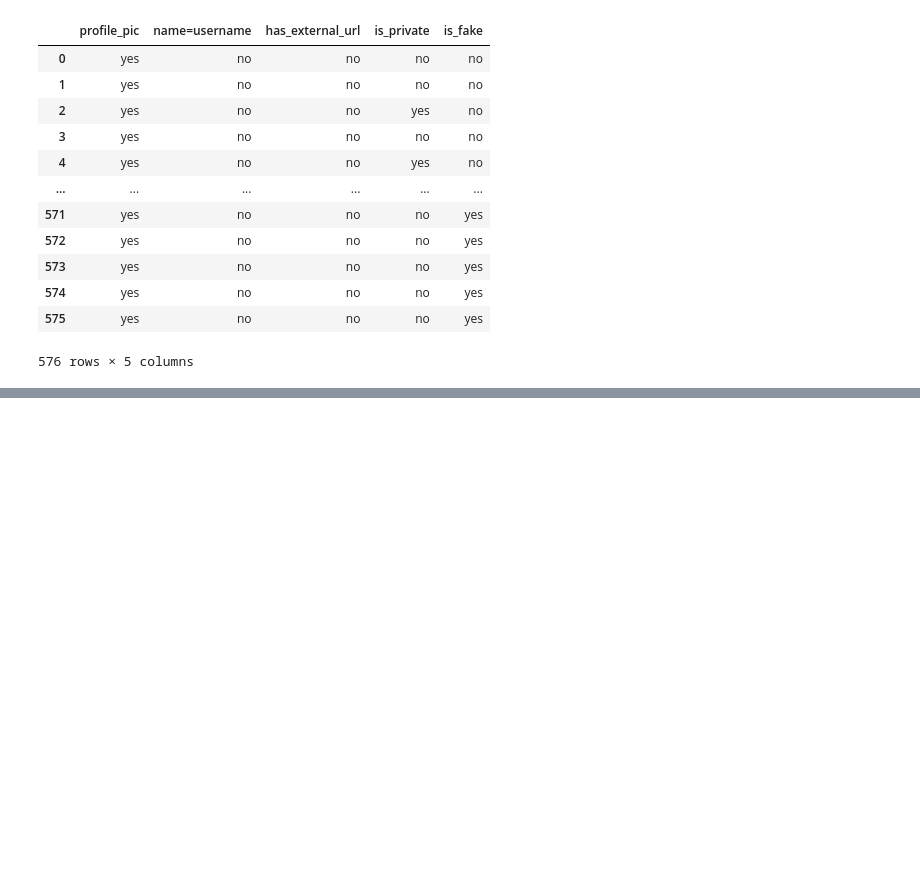
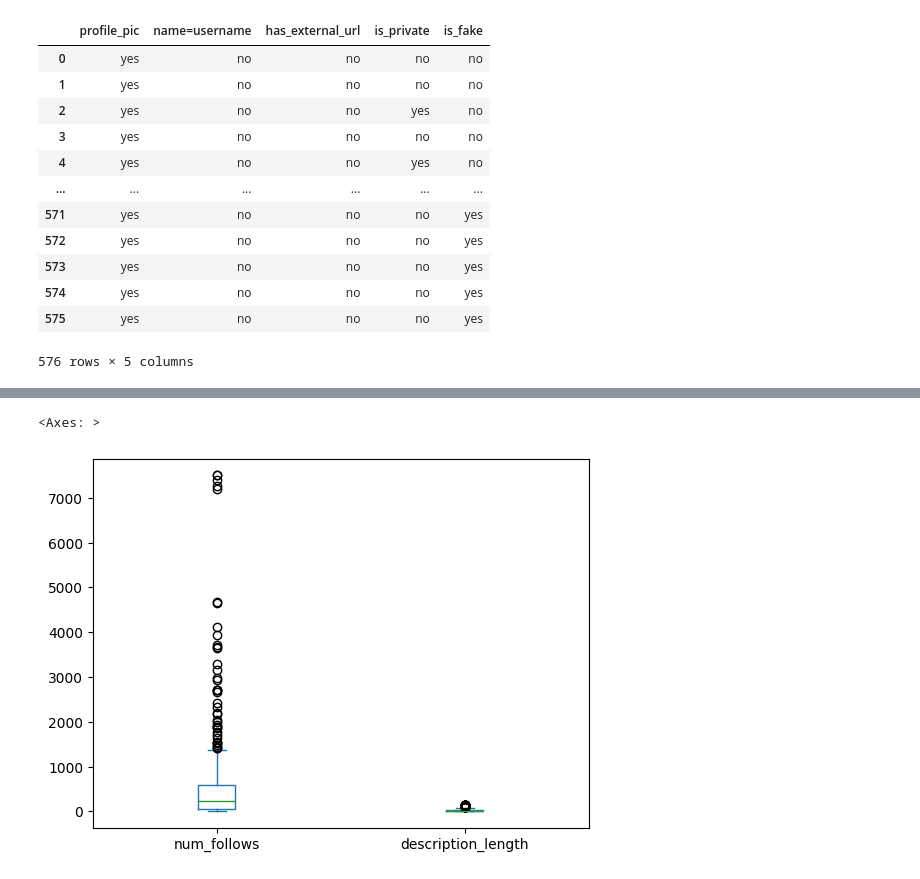
Before and after one commit to mckoh/data-science-s25, a Jupyter notebook: code/im/lektion_01.ipynb, the cells around one changed output, grey strips where cells are left out. Drawn from its saved outputs; the diff is of its cells as text; code cells hidden in the pictures; blank space fills up the shorter version.

```diff
--- a/code/im/lektion_01.ipynb
+++ b/code/im/lektion_01.ipynb
@@ -118,0 +131,5 @@ data.select_dtypes(exclude="number")
+# %%
+data[["num_follows", "description_length"]].plot(kind="box")
+# %% [output]
+<Axes: >
+[figure, added]
```
Also changed, not shown: parts of 9 cells of this notebook.
